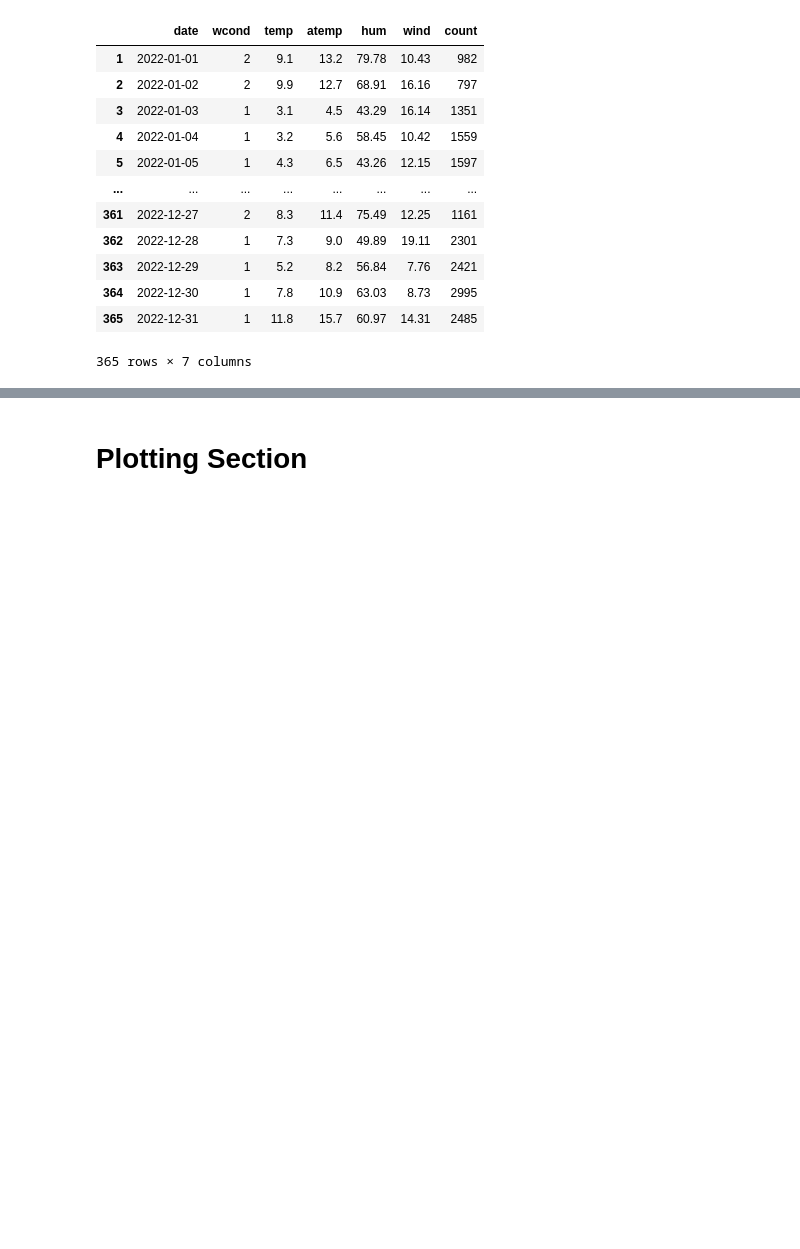
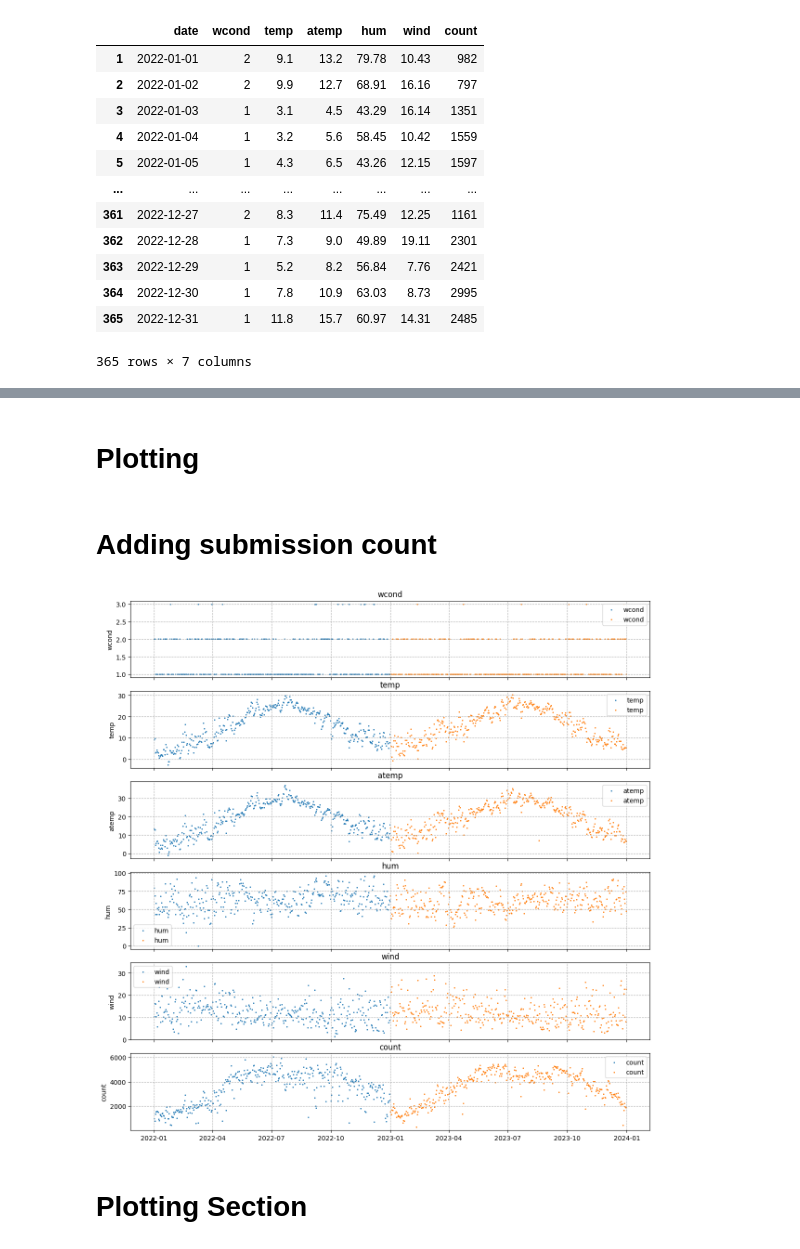
Before and after one commit to Karolcha100/SAD_2026_proj2_in_python, a Jupyter notebook: 00A-view-data.ipynb, the cells around one changed output, grey strips where cells are left out. Drawn from its saved outputs; the diff is of its cells as text; code cells hidden in the pictures; blank space fills up the shorter version.

```diff
--- a/00A-view-data.ipynb
+++ b/00A-view-data.ipynb
@@ -71,0 +40,2 @@ sns.catplot(
+# %% [markdown]
+# Plotting
@@ -72,3 +45,44 @@ sns.catplot(
+# %%
+def configure_axis(ax: Axes) -> None:
+    ax.grid(True, ls="--")
+
+def plot_time_scatter(
+        ax: Axes,
+        df: pd.DataFrame,
+        plotted_y_col: str,
+        date_col: str = "date",
+    ) -> None:
+
+    ax.scatter(df[date_col], df[plotted_y_col], s=5, marker=".", label = plotted_y_col)
+
+    ax.legend()
+
+    ax.set_title(plotted_y_col)
+
+    # ax.set_xlabel("date")
+    ax.set_ylabel(plotted_y_col)
+# %%
+def plot_selected_df(df_train: pd.DataFrame, df_test) -> None:
+    fig, axs = plt.subplots(len(df_train.drop(columns=["date"]).columns), figsize=(12, 12), sharex=True)
+
+    fig.tight_layout()
+
+    for ax, col in zip(axs, df_train.drop(columns=["date"]).columns):
+        configure_axis(ax)
+        plot_time_scatter(ax, df_train, col, "date")
+
+        configure_axis(ax)
+        plot_time_scatter(ax, df_test, col, "date")
+# %% [markdown]
+# Adding submission count
+# %%
+df_submission = pd.read_csv(f"outputs-submissions/submissions/2026-06-04___19:00:38___39.csv", parse_dates=["date"])
+# %%
+df_test["count"] = df_submission["pred"]
+# %%
+plot_selected_df(df_train, df_test)
+# %% [output]
+[figure, added]
 # %% [markdown]
 # Plotting Section
 # %%
```
Also changed, not shown: parts of 9 cells of this notebook, 56 other files.
